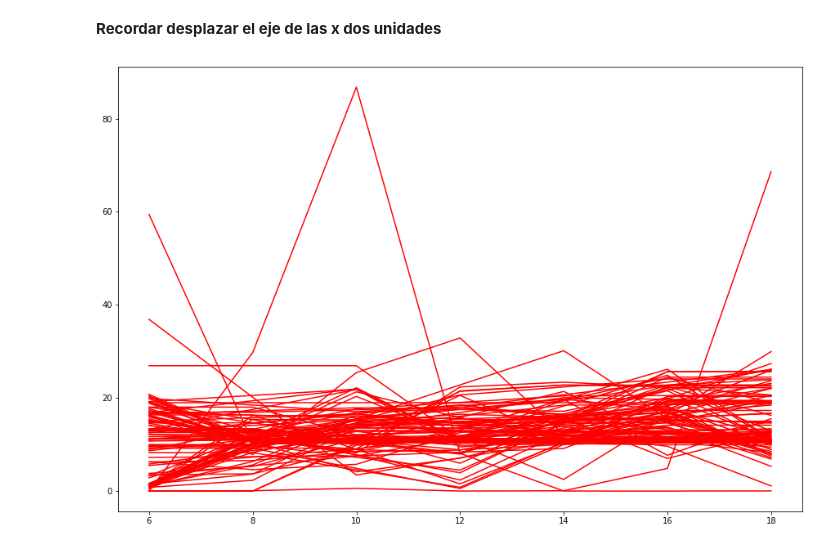
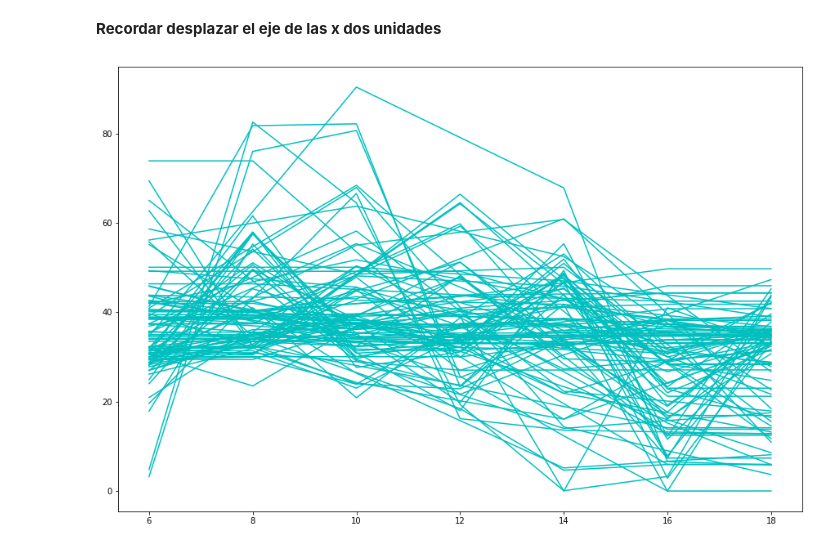
Before and after one commit to aaorella/Energy_Smart_Meters-Exploratory_Analysis, a Jupyter notebook: 4.2 Clusters-time _workdays.ipynb, the cells around one changed output. Cells and saved outputs as stored; diff of their text form; code cells hidden in the pictures.

```diff
--- a/4.2 Clusters-time _workdays.ipynb
+++ b/4.2 Clusters-time _workdays.ipynb
@@ -150,0 +186,2 @@ time_series = Series
+# %%
+m = [i["kwh_consumido"] for i in Series]
@@ -150,0 +197,3 @@ time_series = Series
+# %%
+for i in Series:
+    print(len(i))
@@ -151,6 +218,7 @@ time_series = Series
 # %%
 import random
-def k_means_clust(data,num_clust,num_iter,w=5):
+def k_means_clust(dataframeList,num_clust,num_iter,column = "kwh_consumido",w=5):
+    data = [i[column] for i in dataframeList]
     centroids=random.sample(list(data),num_clust)
     #print("Centroids")
     #print(centroids)
@@ -178,11 +246,13 @@ def k_means_clust(data,num_clust,num_iter,w=5):
 
         #recalculate centroids of clusters
         #print("recalculating centroids of clusters")
+        #print(assignments)
         for key in assignments:
             clust_sum=0
             for k in assignments[key]:
-                u = data[k].reset_index()[0]
+                u = data[k].reset_index()["kwh_consumido"]
                 clust_sum=clust_sum + u
+            print(clust_sum)
             centroids[key]=[m/len(assignments[key]) for m in clust_sum]
 
     return centroids, assignments
@@ -238,8 +290,8 @@ fig.savefig("./clusters/mejor_n/Primer_Clusters")
 **Recordar que el eje x debe desplazarse una unidad**
 El mejor numero de cluster es 4
 # %%
-n_clusters = 4
-centroids2, los_demas = k_means_clust(time_series,n_clusters,5,2)
+n_clusters = 1
+centroids2, los_demas = k_means_clust(time_series,n_clusters,5, column = "kwh_consumido",w =2)
 for i in centroids2:
 
     plt.plot(i)
@@ -321,28 +385,29 @@ bajo_voltaje = new_dict[1]
 muy_bajo = new_dict[0]
 # %%
 fig = plt.figure(figsize = (15,10))
-ts = alto_voltaje[0]
-for key in (alto_voltaje[2]):
-        if(key == 2):
+km = new_dict[2]
+ts = km[0]
+for key in (km[2]):
+        if(key == 3):
 
-            indexes = alto_voltaje[2][key].copy()
+            indexes = km[2][key].copy()
             if(key == 0):
                 c = "b"
             elif(key == 1):
                 c = "g"
             elif(key == 2):
                 c = "r"
             elif(key == 3):
                 c = "c"
             else:
                 c = "m"
             for i in indexes[:100]:
                 serie = ts[i].copy()
                 serie.index = serie.index.hour
                 #serie = (serie - serie.min() )/(serie.max() - serie.min())
                 plt.plot(serie, c = c)
 # %% [output]
-[figure, old version]
+[figure, new version]
 # %%
 fig = plt.figure(figsize = (15,10))
 ts = medio_voltaje[0]
```
Also changed, not shown: parts of 7 cells of this notebook, 1 other file.
